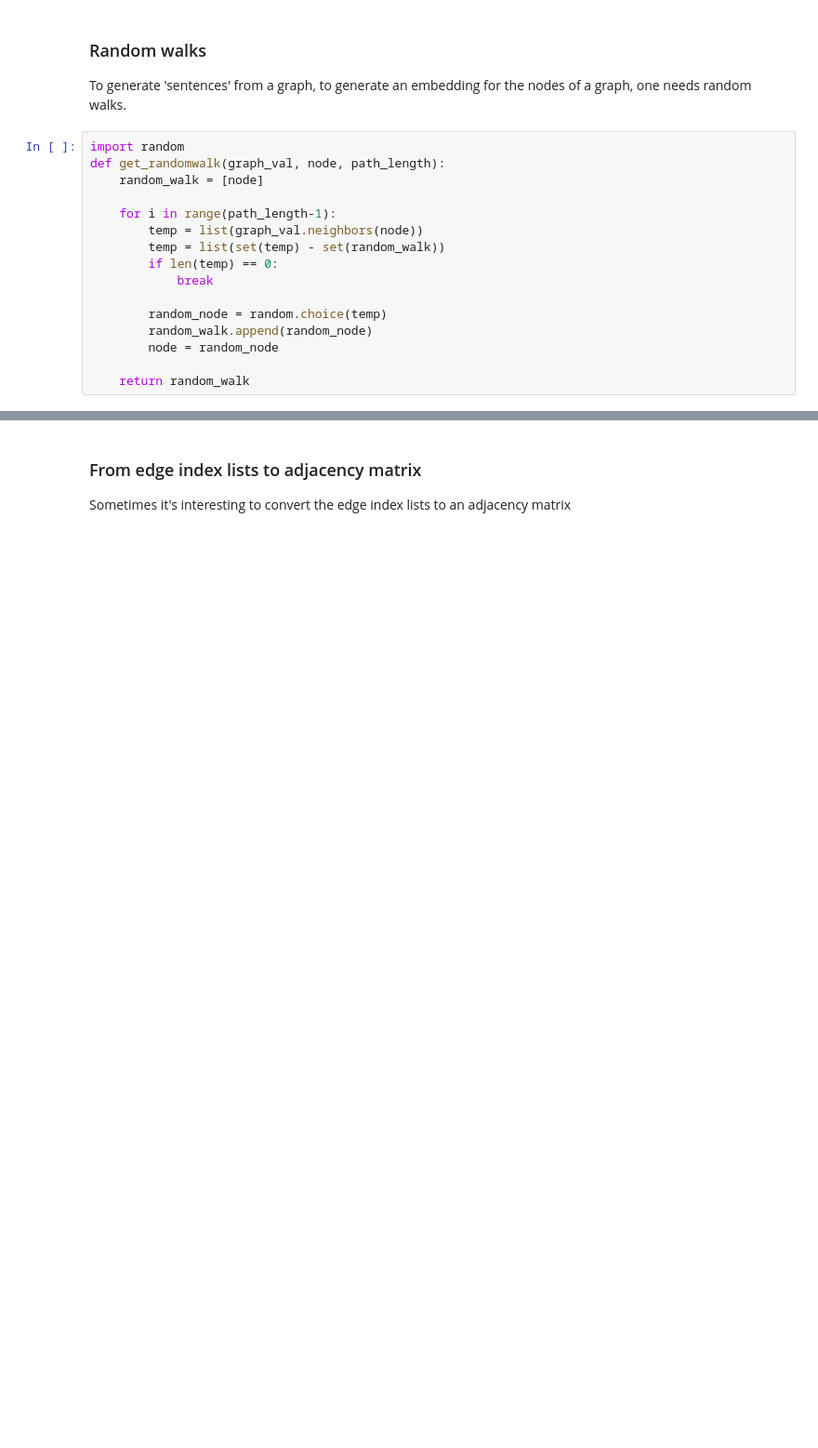
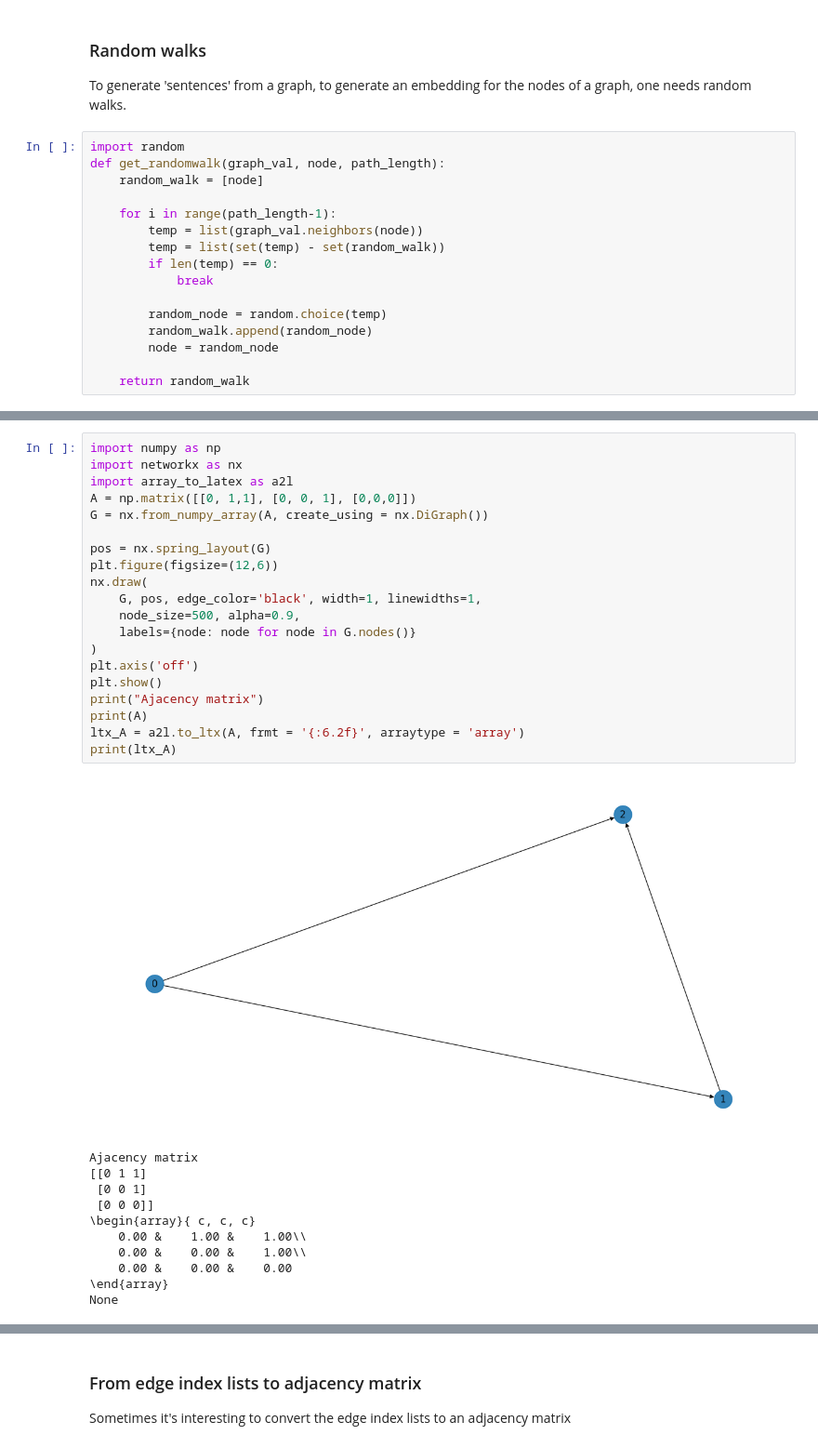
Before and after one commit to wilfred11/gnn-first-steps, a Jupyter notebook: gnns-initial-steps.ipynb, the cells around one changed output, grey strips where cells are left out. Shown at 93% size. Cells and saved outputs as stored; diff of their text form; blank space fills up the shorter version.

```diff
--- a/gnns-initial-steps.ipynb
+++ b/gnns-initial-steps.ipynb
@@ -266,0 +311,32 @@ print(random_walks)
+# %%
+import numpy as np
+import networkx as nx
+import array_to_latex as a2l
+A = np.matrix([[0, 1,1], [0, 0, 1], [0,0,0]])
+G = nx.from_numpy_array(A, create_using = nx.DiGraph())
+
+pos = nx.spring_layout(G)
+plt.figure(figsize=(12,6))
+nx.draw(
+    G, pos, edge_color='black', width=1, linewidths=1,
+    node_size=500, alpha=0.9,
+    labels={node: node for node in G.nodes()}
+)
+plt.axis('off')
+plt.show()
+print("Ajacency matrix")
+print(A)
+ltx_A = a2l.to_ltx(A, frmt = '{:6.2f}', arraytype = 'array')
+print(ltx_A)
+# %% [output]
+[figure, added]
+Ajacency matrix
+[[0 1 1]
+ [0 0 1]
+ [0 0 0]]
+\begin{array}{ c, c, c}
+    0.00 &    1.00 &    1.00\\
+    0.00 &    0.00 &    1.00\\
+    0.00 &    0.00 &    0.00
+\end{array}
+None
```
Also changed, not shown: parts of 15 cells of this notebook.
